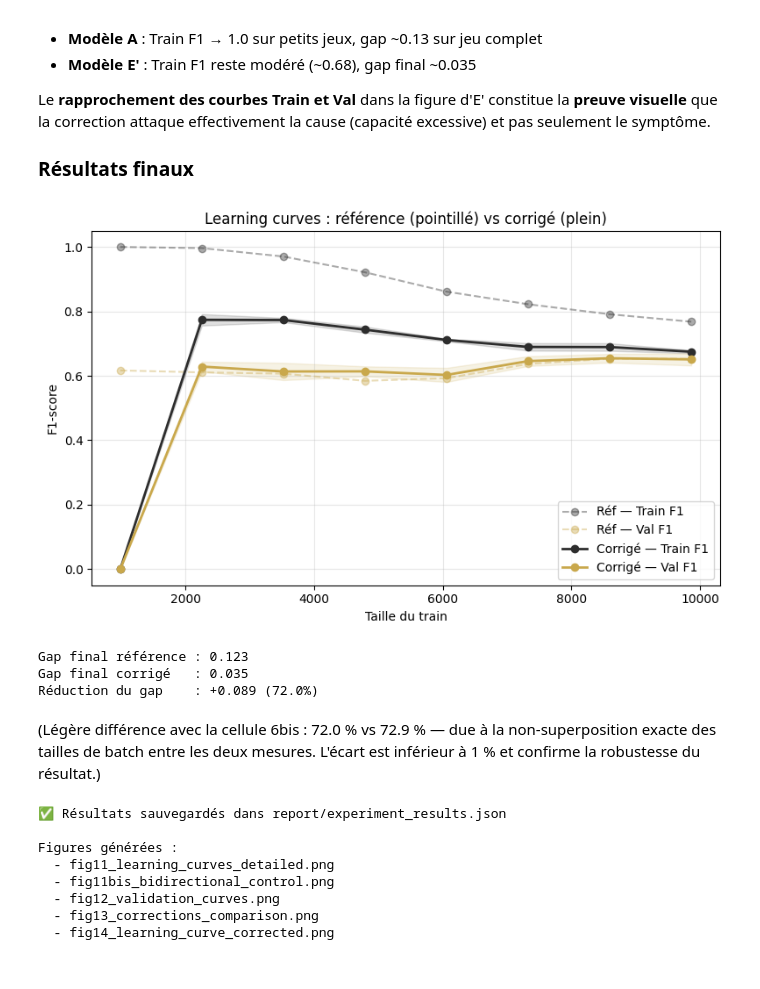
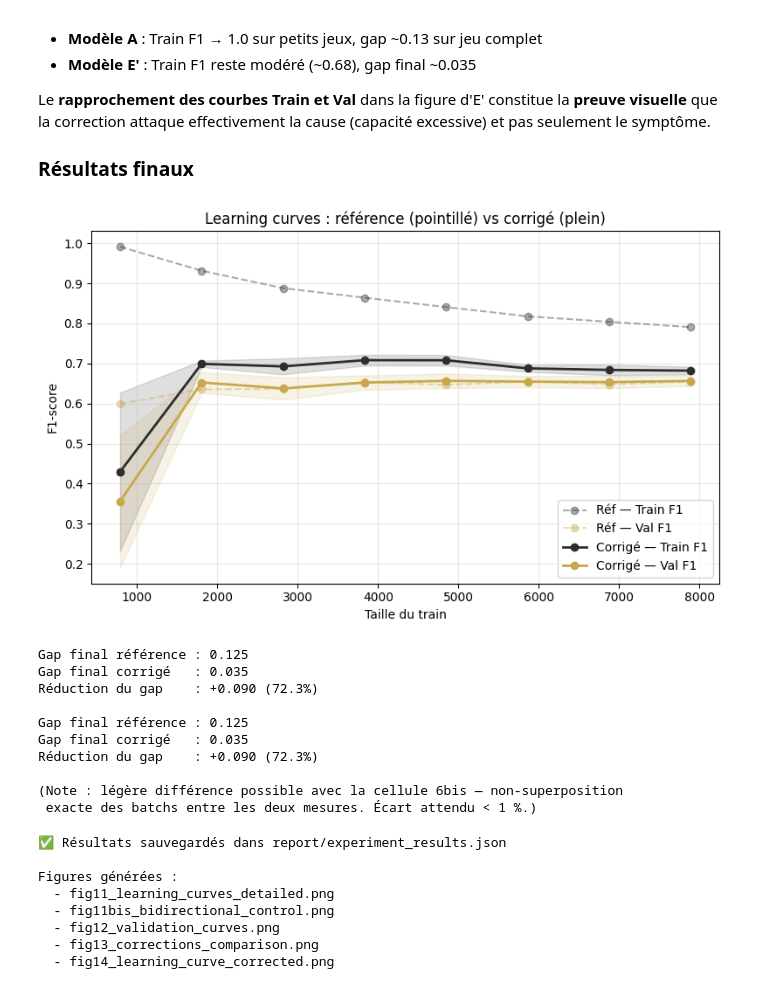
Before and after one commit to Samiatouile/ml-fails-online-shoppers, a Jupyter notebook: 02_experiment.ipynb, the cells around one changed output. Saved outputs shown, nothing was run; the diff lists cells and outputs as text; code cells hidden in the pictures.

```diff
--- a/02_experiment.ipynb
+++ b/02_experiment.ipynb
@@ -650,9 +637,9 @@ Chaque modèle est entraîné sur 5 seeds différentes pour mesurer la variance
 # %%
 # ── CELLULE 6 : EXPÉRIENCE CONTRÔLÉE — comparaison de 4 corrections ─────────
 # Définition du critère de succès A PRIORI (avant tout résultat)
-REF_TEST_F1 = ref_metrics["f1_purchase"]
-REF_CV_STD = ref_metrics["cv_f1_std"]
-REF_GAP_F1 = train_f1 - test_f1
+REF_TEST_F1 = ref_metrics["f1_purchase_test"]
+REF_CV_STD = ref_metrics["cv_f1_std_on_train"]
+REF_GAP_F1 = ref_metrics["holdout_gap_f1"]
 
 SUCCESS_CRITERION_GAP = 0.30        # réduction de gap d'au moins 30%
 SUCCESS_CRITERION_F1_TOL = 1.0      # F1 test ≥ ref − 1 std
@@ -1082,45 +1038,57 @@ best_model_fn = lambda s: GradientBoostingClassifier(
 )
 
 train_sizes_E, train_E, val_E = learning_curve(
-    best_model_fn(RANDOM_STATE), X, y,
+    best_model_fn(RANDOM_STATE), X_train, y_train,
     cv=StratifiedKFold(n_splits=5, shuffle=True, random_state=RANDOM_STATE),
     train_sizes=np.linspace(0.1, 1.0, 8),
-    scoring="f1", n_jobs=-1
+    scoring="f1", n_jobs=1
 )
 
 fig, ax = plt.subplots(figsize=(8, 5))
 ax.plot(train_sizes_abs, train_scores_f1.mean(axis=1), "o--",
         color="#2d2d2d", alpha=0.4, label="Réf — Train F1")
 ax.plot(train_sizes_abs, val_scores_f1.mean(axis=1), "o--",
         color="#C9A84C", alpha=0.4, label="Réf — Val F1")
 ax.plot(train_sizes_E, train_E.mean(axis=1), "o-",
         color="#2d2d2d", linewidth=2, label="Corrigé — Train F1")
 ax.fill_between(train_sizes_E, train_E.mean(axis=1) - train_E.std(axis=1),
                 train_E.mean(axis=1) + train_E.std(axis=1), alpha=0.15, color="#2d2d2d")
 ax.plot(train_sizes_E, val_E.mean(axis=1), "o-",
         color="#C9A84C", linewidth=2, label="Corrigé — Val F1")
 ax.fill_between(train_sizes_E, val_E.mean(axis=1) - val_E.std(axis=1),
                 val_E.mean(axis=1) + val_E.std(axis=1), alpha=0.15, color="#C9A84C")
 ax.set_xlabel("Taille du train")
 ax.set_ylabel("F1-score")
 ax.set_title("Learning curves : référence (pointillé) vs corrigé (plein)")
 ax.legend(loc="lower right")
 ax.grid(alpha=0.3)
 plt.tight_layout()
 plt.savefig("report/fig14_learning_curve_corrected.png", dpi=150)
 plt.show()
 
 print(f"\nGap final référence : {A['gap_f1']:.3f}")
 print(f"Gap final corrigé   : {best['gap_f1']:.3f}")
 print(f"Réduction du gap    : {A['gap_f1'] - best['gap_f1']:+.3f} "
       f"({(A['gap_f1'] - best['gap_f1']) / A['gap_f1'] * 100:.1f}%)")
+
+gap_reduction_pct = (A['gap_f1'] - best['gap_f1']) / A['gap_f1'] * 100
+print(f"\nGap final référence : {A['gap_f1']:.3f}")
+print(f"Gap final corrigé   : {best['gap_f1']:.3f}")
+print(f"Réduction du gap    : {A['gap_f1'] - best['gap_f1']:+.3f} ({gap_reduction_pct:.1f}%)")
+print(f"\n(Note : légère différence possible avec la cellule 6bis — non-superposition")
+print(f" exacte des batchs entre les deux mesures. Écart attendu < 1 %.)")
 # %% [output]
-[figure, old version]
+[figure, new version]
-Gap final référence : 0.123
+Gap final référence : 0.125
 Gap final corrigé   : 0.035
-Réduction du gap    : +0.089 (72.0%)
+Réduction du gap    : +0.090 (72.3%)
+
+Gap final référence : 0.125
+Gap final corrigé   : 0.035
+Réduction du gap    : +0.090 (72.3%)
+
+(Note : légère différence possible avec la cellule 6bis — non-superposition
+ exacte des batchs entre les deux mesures. Écart attendu < 1 %.)
-# %% [markdown]
-(Légère différence avec la cellule 6bis : 72.0 % vs 72.9 % — due à la non-superposition exacte des tailles de batch entre les deux mesures. L'écart est inférieur à 1 % et confirme la robustesse du résultat.)
 # %%
 # ── CELLULE 10 : Sauvegarde finale ──────────────────────────────────────────
 def serialize(r):
```
Also changed, not shown: parts of 16 cells of this notebook.
